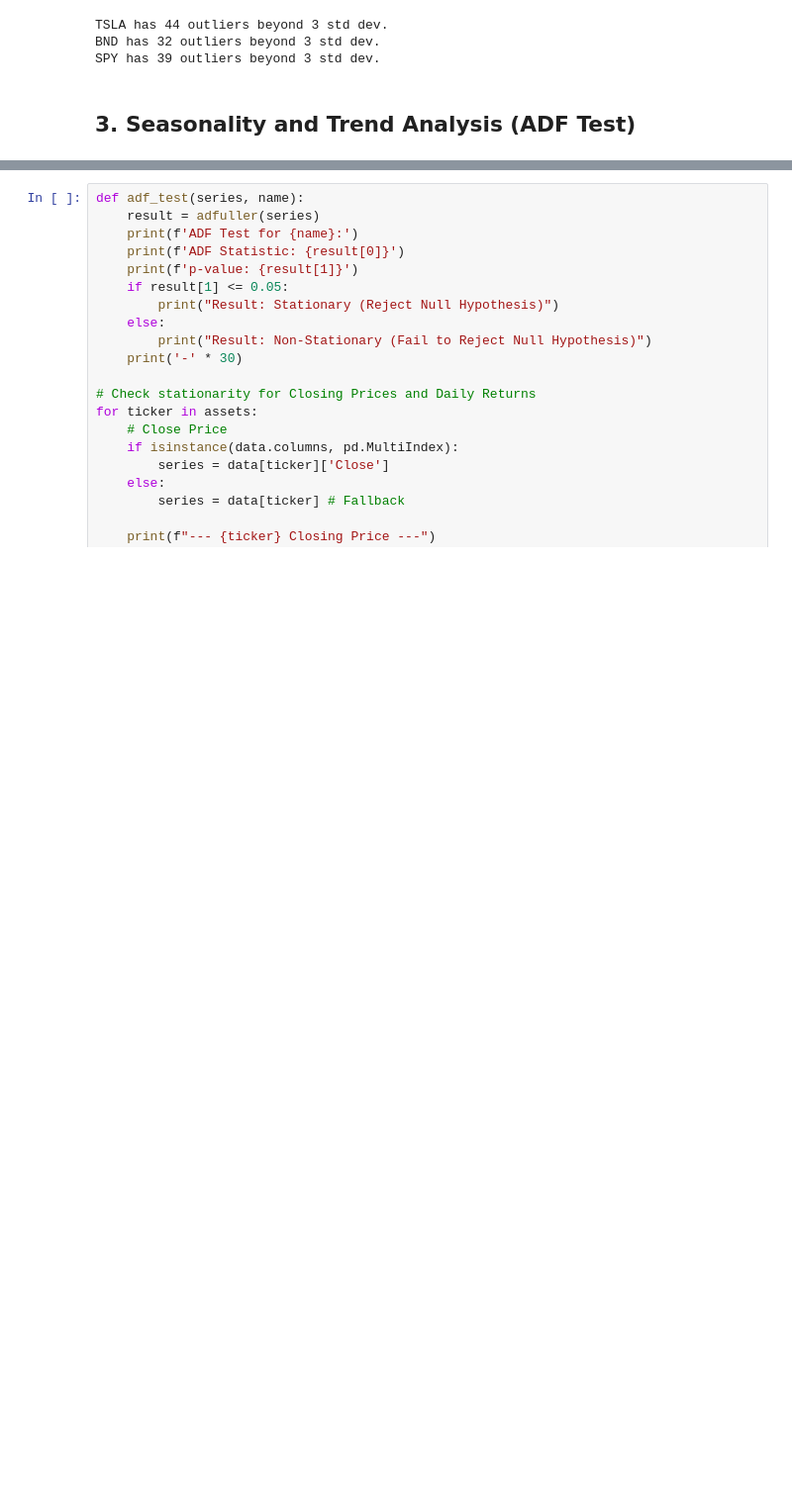
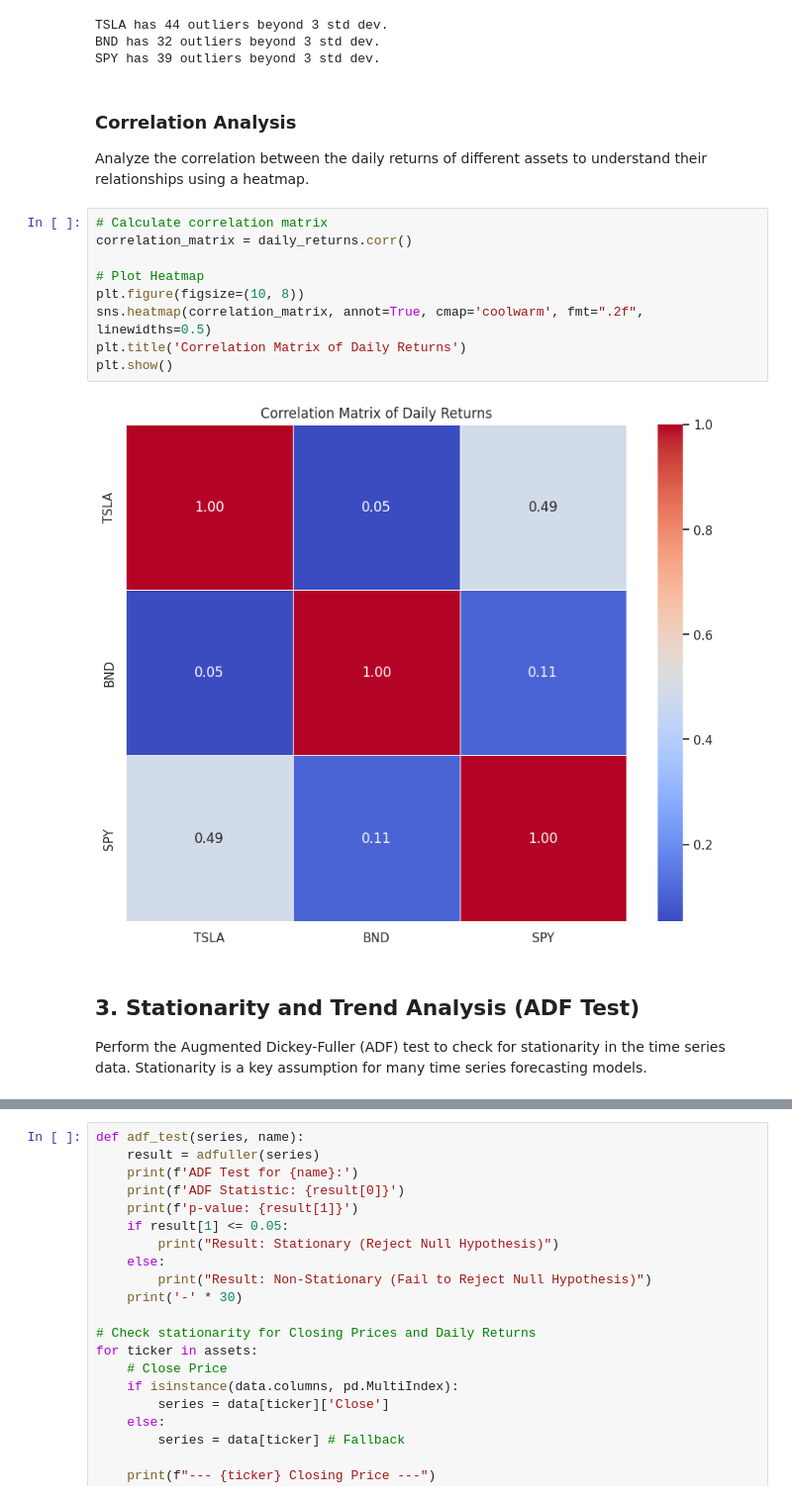
Before and after one commit to AffableMelon/portfolio-optimization, a Jupyter notebook: notebooks/task_1_eda.ipynb, the cells around one changed output, grey strips where cells are left out. Shown at 99% size. Saved outputs shown, nothing was run; the diff lists cells and outputs as text; blank space fills up the shorter version.

Commit message:
fix corr analysis

```diff
--- a/notebooks/task_1_eda.ipynb
+++ b/notebooks/task_1_eda.ipynb
@@ -154,5 +154,20 @@ for ticker in assets:
 TSLA has 44 outliers beyond 3 std dev.
 BND has 32 outliers beyond 3 std dev.
 SPY has 39 outliers beyond 3 std dev.
+# %% [markdown]
+### Correlation Analysis
+Analyze the correlation between the daily returns of different assets to understand their relationships using a heatmap.
+# %%
+# Calculate correlation matrix
+correlation_matrix = daily_returns.corr()
+
+# Plot Heatmap
+plt.figure(figsize=(10, 8))
+sns.heatmap(correlation_matrix, annot=True, cmap='coolwarm', fmt=".2f", linewidths=0.5)
+plt.title('Correlation Matrix of Daily Returns')
+plt.show()
+# %% [output]
+[figure, added]
 # %% [markdown]
-## 3. Seasonality and Trend Analysis (ADF Test)
+## 3. Stationarity and Trend Analysis (ADF Test)
+Perform the Augmented Dickey-Fuller (ADF) test to check for stationarity in the time series data. Stationarity is a key assumption for many time series forecasting models.
```
Also changed, not shown: parts of 1 cell of this notebook, 1 other file.
